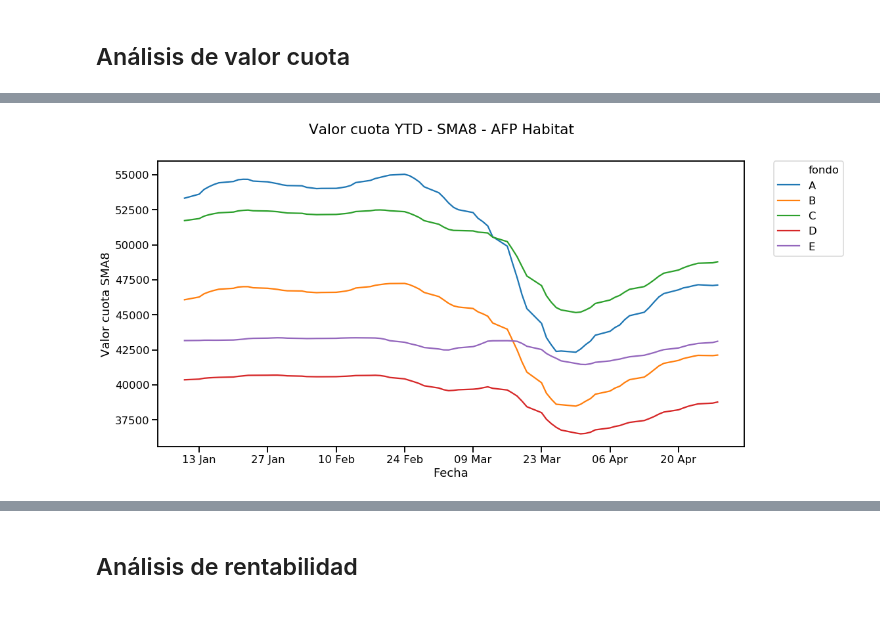
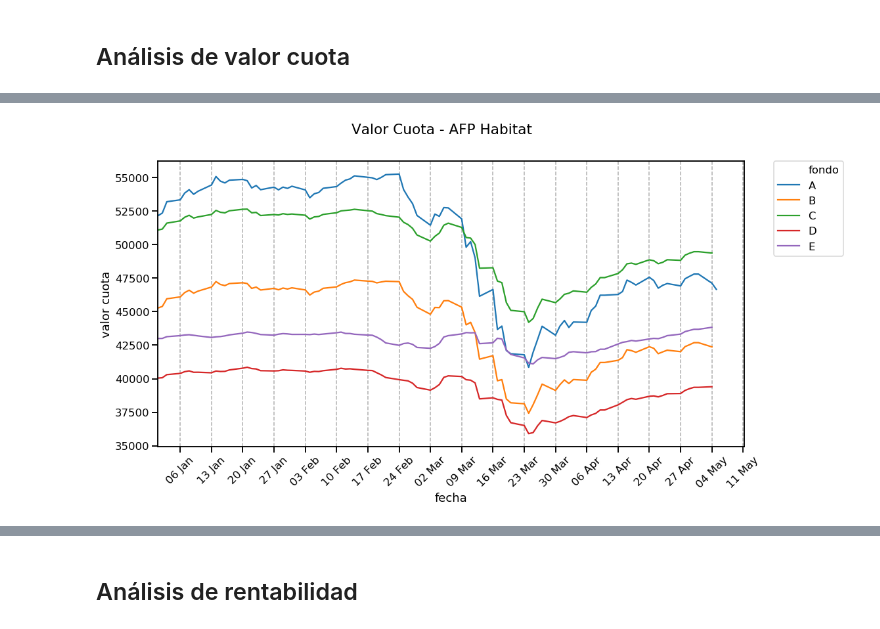
Before and after one commit to rpmunoz/afp_chile, a Jupyter notebook: notebooks/02 - Visualizar fondos.ipynb, the cells around one changed output, grey strips where cells are left out. Saved outputs shown, nothing was run; the diff lists cells and outputs as text; code cells hidden in the pictures.

Commit message:
Updated AFP returns to 2020-05-06. Created functions to visualize value and returns

```diff
--- a/notebooks/02 - Visualizar fondos.ipynb
+++ b/notebooks/02 - Visualizar fondos.ipynb
@@ -15,9 +18,10 @@ sns.set_context('talk')
 #locale.setlocale(locale.LC_TIME, "es")
 # %%
 dataFile = '../results/afp_chile_2020.csv'
+today = datetime.today()
 
 dataDF = pd.read_csv(dataFile, parse_dates=['fecha'])
-#dataDF.set_index('fecha', inplace=True)
+
 dataDF.head()
 # %% [output]
 |  | fecha | fondo | administradora | valor cuota | valor patrimonio |
@@ -28,0 +35,4 @@ dataDF.head()
+# %%
+dataDF = dataDF[~dataDF.duplicated(keep='first')]
+
+dataDF.head()
@@ -60,0 +100,17 @@ afpDF.head()
+# %%
+for name, group in afpDF.groupby(['fondo','administradora']):
+
+    # rentabilidad YTD
+    refValue = group.iloc[0]['valor cuota']
+    afpDF.loc[group.index, 'rentabilidad YTD'] = (group['valor cuota'] / refValue) - 1
+
+    # rentabilidad diaria
+    afpDF.loc[group.index, 'rentabilidad diaria'] = (group['valor cuota'] / group['valor cuota'].shift(1)) - 1
+
+    # rentabilidad media 5
+    afpDF.loc[group.index, 'rentabilidad SMA5'] = (group['valor cuota SMA5'] / group['valor cuota SMA5'].shift(1)) - 1
+
+    # rentabilidad media 8
+    afpDF.loc[group.index, 'rentabilidad SMA8'] = (group['valor cuota SMA8'] / group['valor cuota SMA8'].shift(1)) - 1
+
+afpDF.head()
@@ -112,16 +177,4 @@ ax.xaxis.set_major_formatter(mdates.DateFormatter('%d %b'))
-# %%
-plotDF = afpDF[afpDF['administradora'] == 'HABITAT']
-
-fig, ax = plt.subplots(figsize = (16,8))
-sns.lineplot(x='fecha', y='valor cuota SMA8', hue='fondo',
-             data=plotDF, ax=ax)
-
-plt.legend(bbox_to_anchor=(1.05, 1), loc=2, borderaxespad=0.)
-fig.suptitle('Valor cuota YTD - SMA8 - AFP Habitat', fontsize='large')
-ax.set_xlabel('Fecha', fontsize='medium')
-ax.set_ylabel('Valor cuota SMA8', fontsize='medium')
-
-ax.xaxis.set_major_locator(mdates.WeekdayLocator(byweekday=mdates.MO, interval=2))
-ax.xaxis.set_major_formatter(mdates.DateFormatter('%d %b'))
-# %% [output]
-[figure, removed]
+# %%
+plotValue(afpDF, companyName='habitat', dataX='fecha', dataY='valor cuota')
+# %% [output]
+[figure, added]
```
Also changed, not shown: parts of 40 cells of this notebook, 7 other files.
